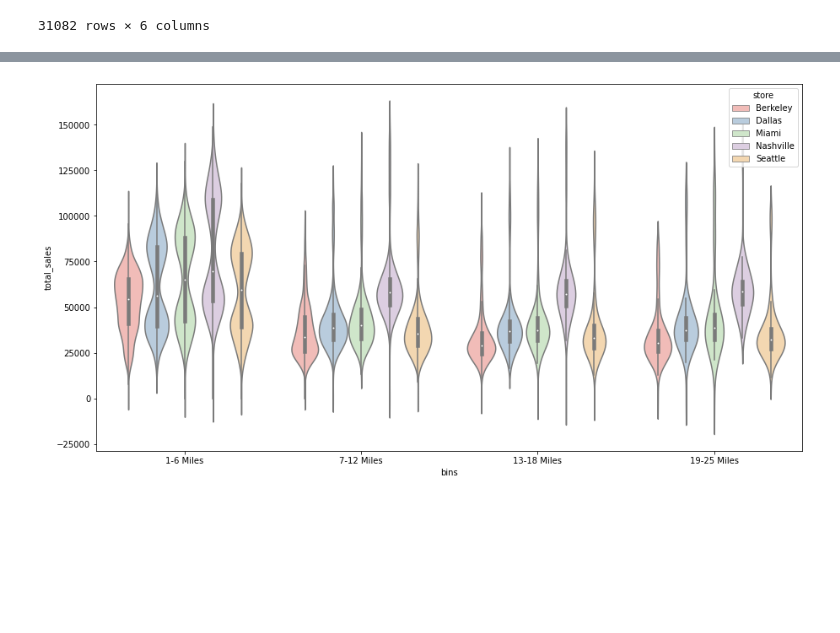
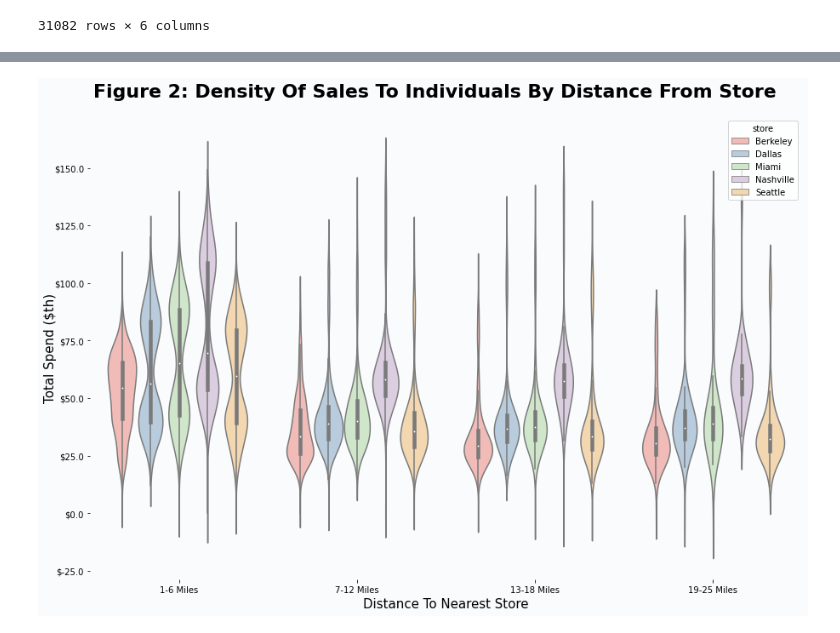
Before and after one commit to morinlandon12/ucb_mids_w205_project_1, a Jupyter notebook: project_1_5.ipynb, the cells around one changed output, grey strips where cells are left out. Saved outputs shown, nothing was run; the diff lists cells and outputs as text; code cells hidden in the pictures; blank space fills up the shorter version.

```diff
--- a/project_1_5.ipynb
+++ b/project_1_5.ipynb
@@ -205,8 +268,34 @@ bins = np.linspace(min_value,max_value,5)
 labels = ['1-6 Miles', '7-12 Miles', '13-18 Miles', '19-25 Miles']
 df['bins'] = pd.cut(df['distance_from_store'], bins=bins, labels=labels, include_lowest=True)
 # %%
-plt.figure(figsize = (15,8))
-sns.violinplot(x="bins", y="total_sales", hue="store", data=df, palette="Pastel1")
-plt.show()
+fig, ax = plt.subplots(figsize=(15, 10))
+
+sns.violinplot(x="bins",
+               y="total_sales",
+               hue="store",
+               data=df,
+               palette="Pastel1",
+               ax=ax,
+               labels = False)
+
+ax.yaxis.set_major_formatter(FuncFormatter(thousands_formatter))
+ax.set_frame_on(False)
+
+
+# Add titles (main and on axis)
+plt.xlabel('Distance To Nearest Store', ha='center', fontsize = 15)
+plt.ylabel('Total Spend ($th)', va='center', rotation='vertical', fontsize = 15)
+fig.text(
+    x=0.5,
+    y=0.92,
+    s="Figure 2: Density Of Sales To Individuals By Distance From Store",
+    ha="center",
+    va="center",
+    ma="center",
+    fontsize=22,
+    fontweight="bold"
+)
+
+fig.set_facecolor("#f9fbfc")
 # %% [output]
-[figure, old version]
+[figure, new version]
```
Also changed, not shown: parts of 30 cells of this notebook.
